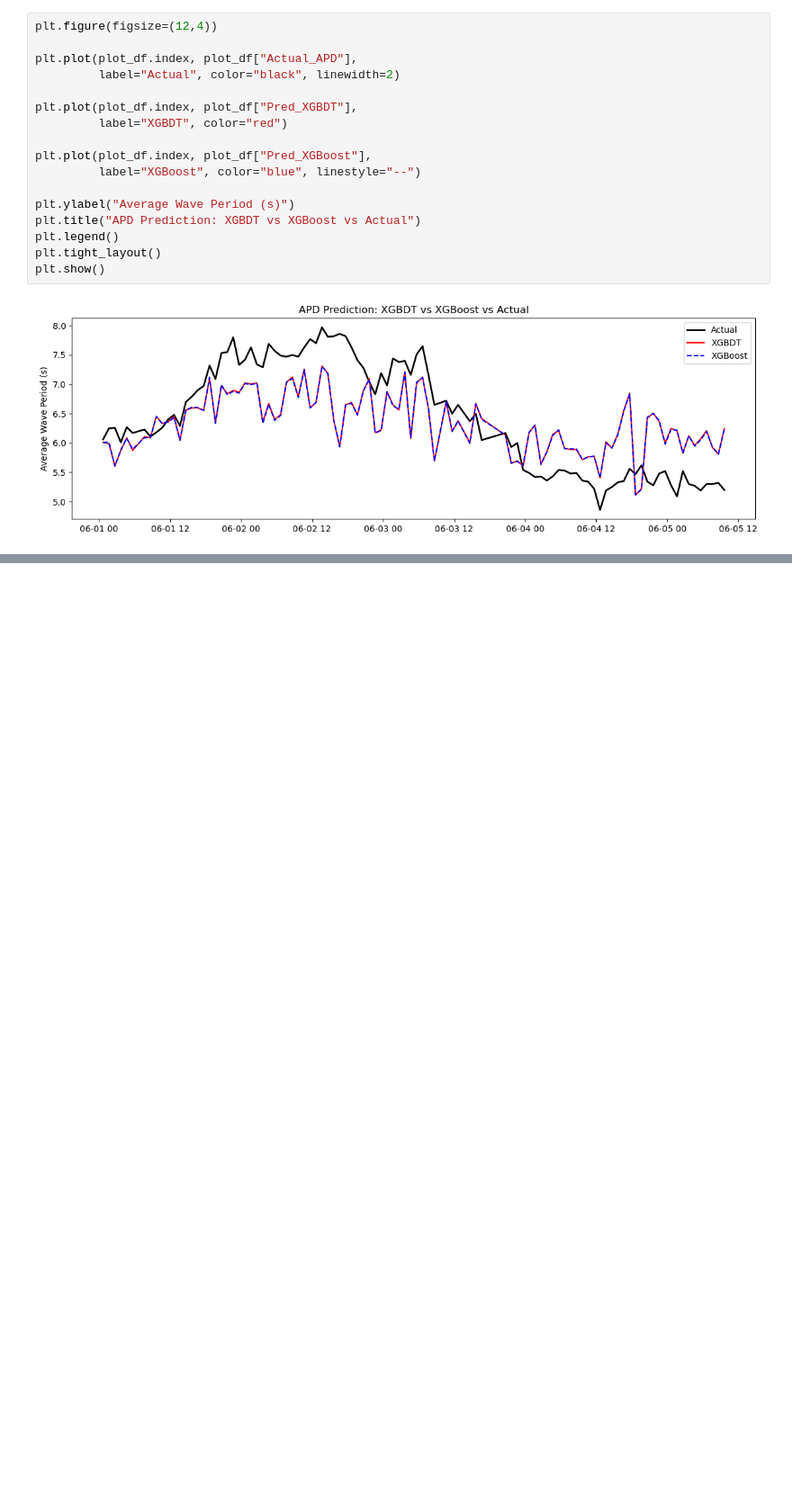
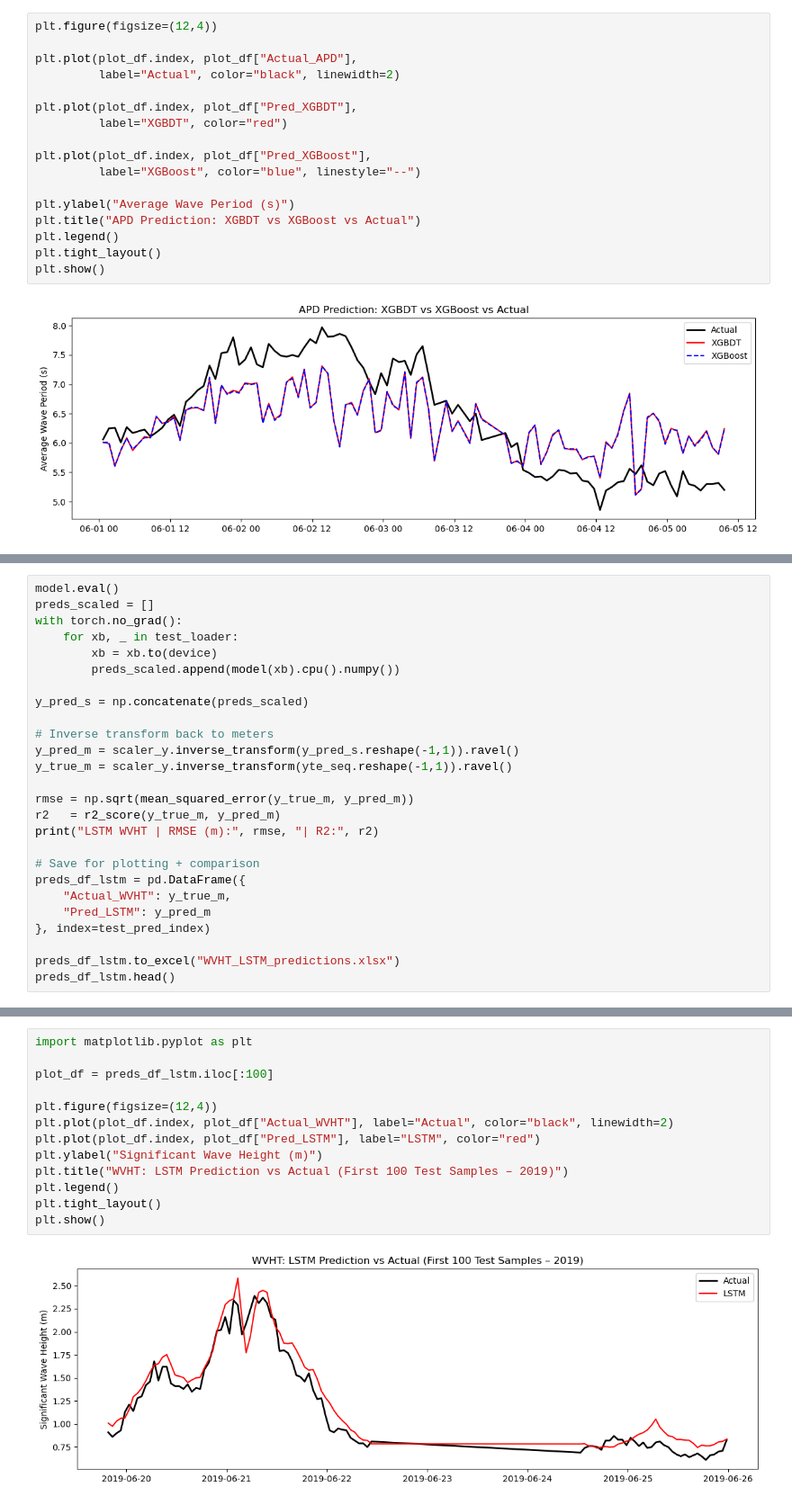
Before and after one commit to RichelCode/Wave-Energy-Forecasting, a Jupyter notebook: Wave Analysis.ipynb, the cells around one changed output, grey strips where cells are left out. Shown at 90% size. Saved outputs shown, nothing was run; the diff lists cells and outputs as text; blank space fills up the shorter version.

```diff
--- a/Wave Analysis.ipynb
+++ b/Wave Analysis.ipynb
@@ -608,0 +769,26 @@ plt.show()
+# %%
+model.eval()
+preds_scaled = []
+with torch.no_grad():
+    for xb, _ in test_loader:
+        xb = xb.to(device)
+        preds_scaled.append(model(xb).cpu().numpy())
+
+y_pred_s = np.concatenate(preds_scaled)
+
+# Inverse transform back to meters
+y_pred_m = scaler_y.inverse_transform(y_pred_s.reshape(-1,1)).ravel()
+y_true_m = scaler_y.inverse_transform(yte_seq.reshape(-1,1)).ravel()
+
+rmse = np.sqrt(mean_squared_error(y_true_m, y_pred_m))
+r2   = r2_score(y_true_m, y_pred_m)
+print("LSTM WVHT | RMSE (m):", rmse, "| R2:", r2)
+
+# Save for plotting + comparison
+preds_df_lstm = pd.DataFrame({
+    "Actual_WVHT": y_true_m,
+    "Pred_LSTM": y_pred_m
+}, index=test_pred_index)
+
+preds_df_lstm.to_excel("WVHT_LSTM_predictions.xlsx")
+preds_df_lstm.head()
@@ -608,0 +804,15 @@ plt.show()
+# %%
+import matplotlib.pyplot as plt
+
+plot_df = preds_df_lstm.iloc[:100]
+
+plt.figure(figsize=(12,4))
+plt.plot(plot_df.index, plot_df["Actual_WVHT"], label="Actual", color="black", linewidth=2)
+plt.plot(plot_df.index, plot_df["Pred_LSTM"], label="LSTM", color="red")
+plt.ylabel("Significant Wave Height (m)")
+plt.title("WVHT: LSTM Prediction vs Actual (First 100 Test Samples – 2019)")
+plt.legend()
+plt.tight_layout()
+plt.show()
+# %% [output]
+[figure, added]
```
Also changed, not shown: parts of 5 cells of this notebook.
